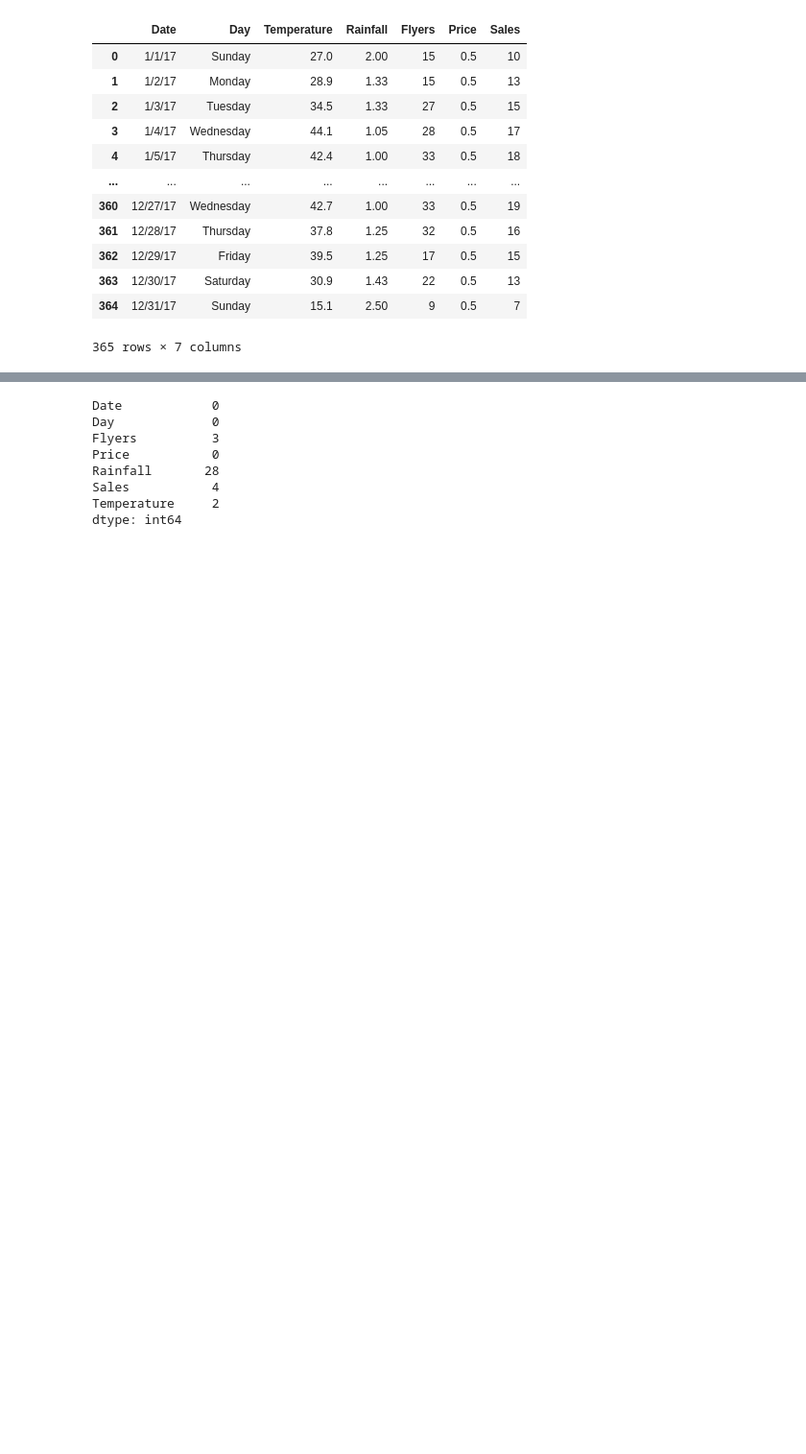
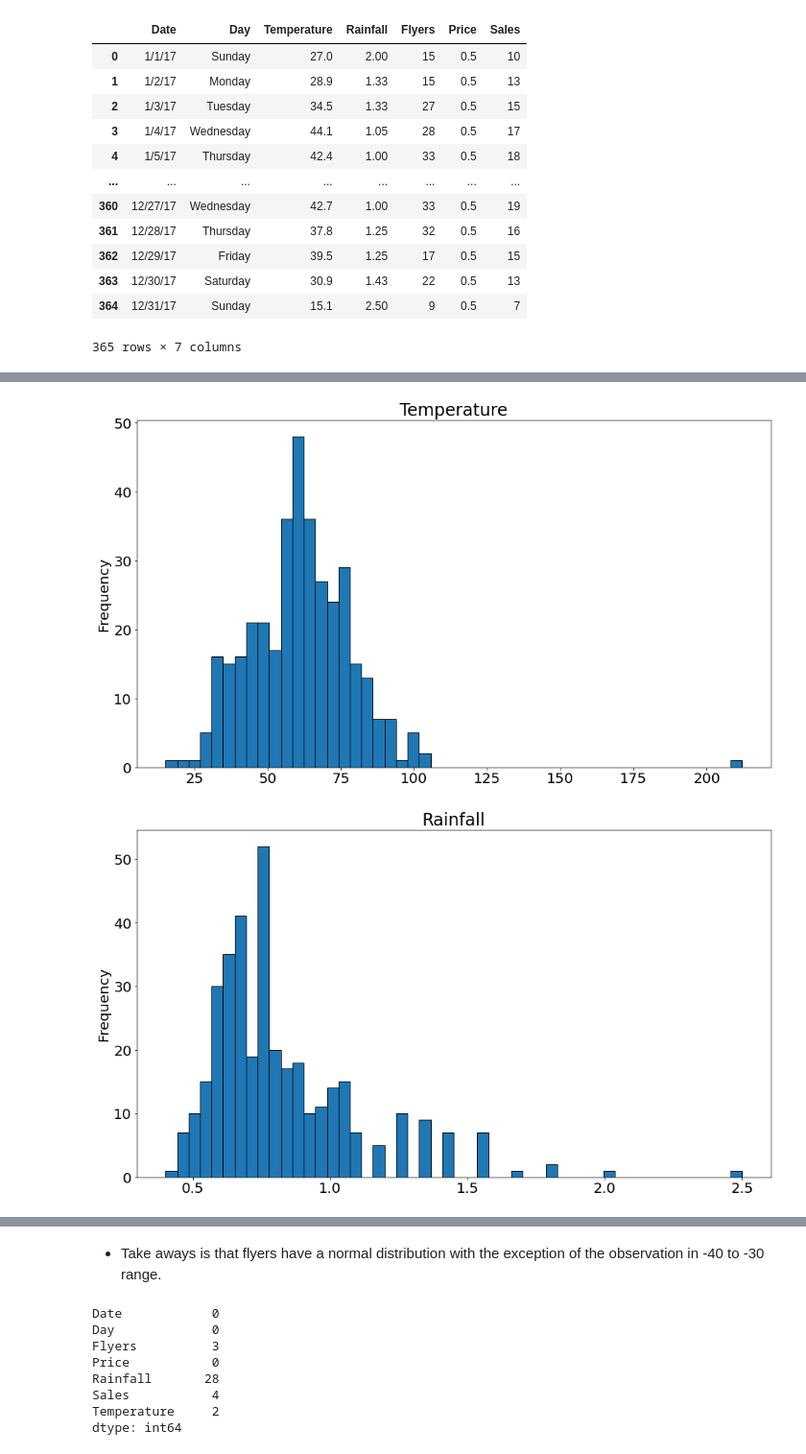
Before and after one commit to EribertoContreras/anomaly-detection-exercises, a Jupyter notebook: anomaly-detection-exercises.ipynb, the cells around one changed output, grey strips where cells are left out. Shown at 96% size. Drawn from its saved outputs; the diff is of its cells as text; code cells hidden in the pictures; blank space fills up the shorter version.

```diff
--- a/anomaly-detection-exercises.ipynb
+++ b/anomaly-detection-exercises.ipynb
@@ -75,0 +152,7 @@ df
+# %%
+for col in df.columns[2:7]:
+    df[col].plot.hist(ec='black', bins=50, title= col)
+    plt.show()
+# %% [output]
+[figure, added]
+[figure, added]
@@ -76,3 +162,5 @@ df
+# %% [markdown]
+- Take aways is that flyers have a normal distribution with the exception of the observation in -40 to -30 range.
 # %%
 Q1 = df.quantile(0.25)
 Q3 = df.quantile(0.75)
```
Also changed, not shown: parts of 26 cells of this notebook.
